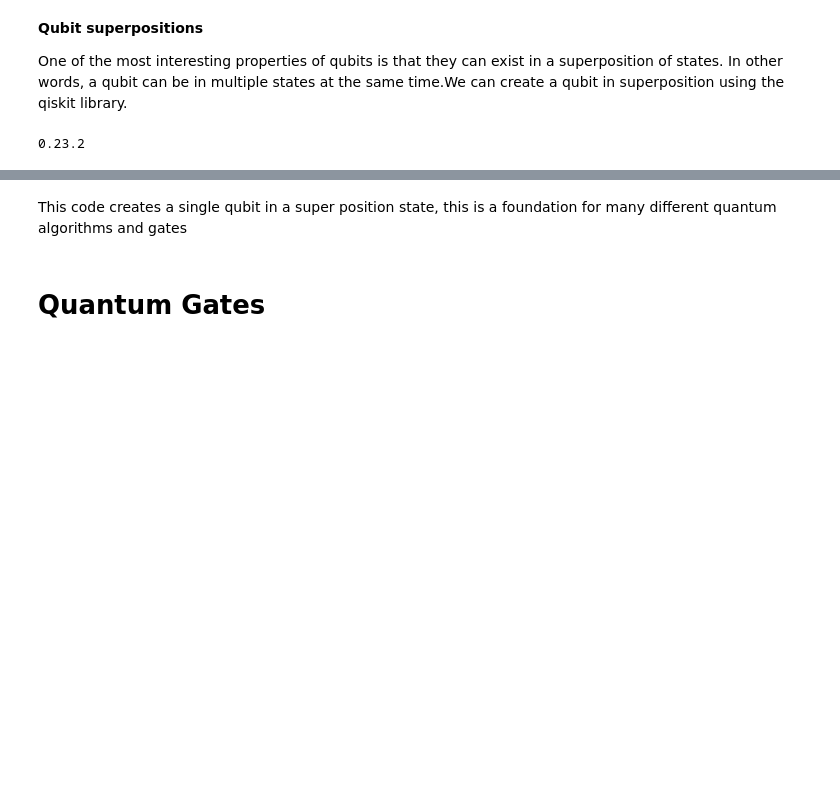
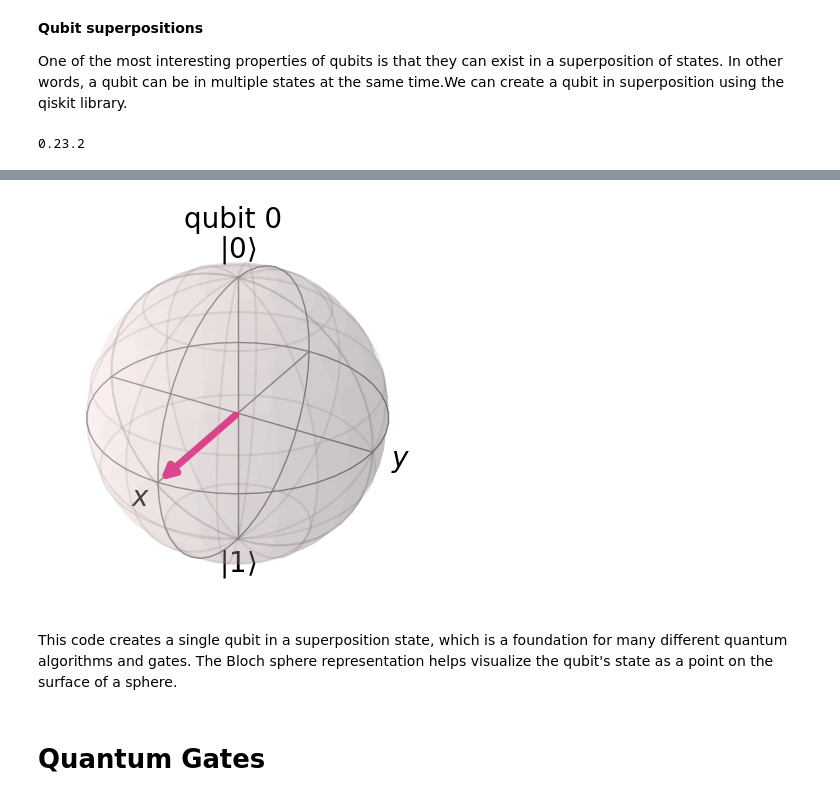
Before and after one commit to FionnMacSweeney/QuantumComputingProject, a Jupyter notebook: Deutsch's-Algorithm.ipynb, the cells around one changed output, grey strips where cells are left out. Cells and saved outputs as stored; diff of their text form; code cells hidden in the pictures; blank space fills up the shorter version.

Commit message:
Hadamard Gate

```diff
--- a/Deutsch's-Algorithm.ipynb
+++ b/Deutsch's-Algorithm.ipynb
@@ -71,8 +72,14 @@ circuit.draw()
      └───┘└╥┘
 c: 1/══════╩═
            0
+# %%
+statevector_simulator = Aer.get_backend('statevector_simulator')
+statevector = execute(circuit.remove_final_measurements(inplace=False), statevector_simulator).result().get_statevector()
+plot_bloch_multivector(statevector)
+# %% [output]
+[figure, added]
 # %% [markdown]
-This code creates a single qubit in a super position state, this is a foundation for many different quantum algorithms and gates
+This code creates a single qubit in a superposition state, which is a foundation for many different quantum algorithms and gates. The Bloch sphere representation helps visualize the qubit's state as a point on the surface of a sphere.
 # %% [markdown]
 <h1>
 Quantum Gates
```
Also changed, not shown: parts of 4 cells of this notebook.
